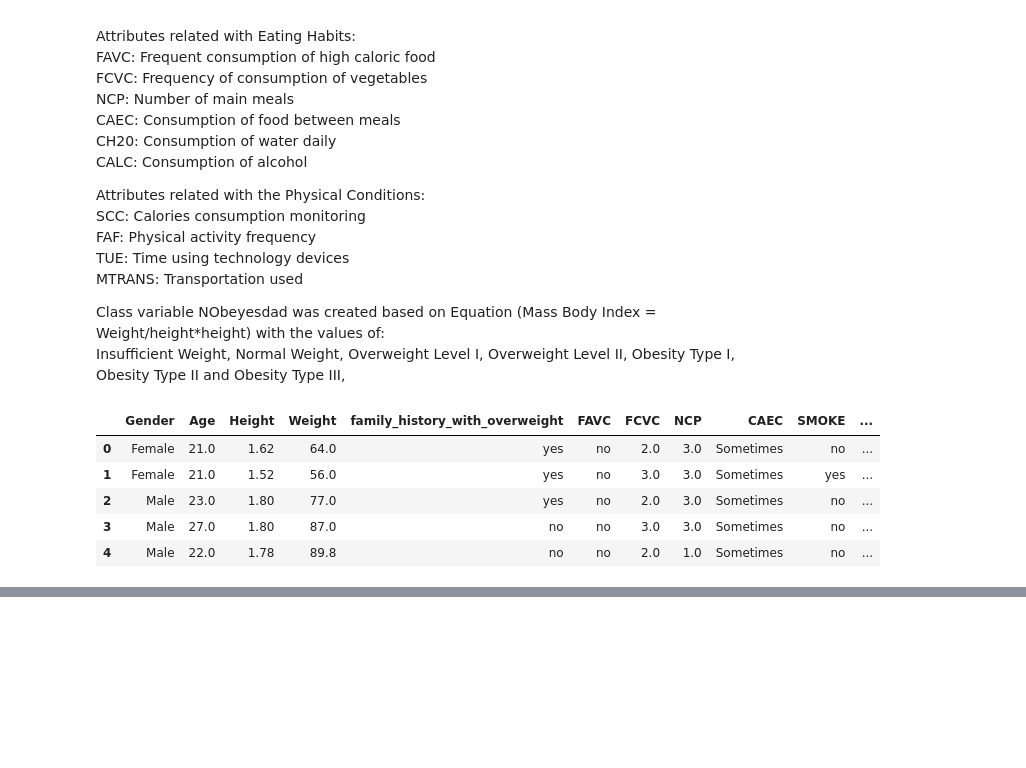
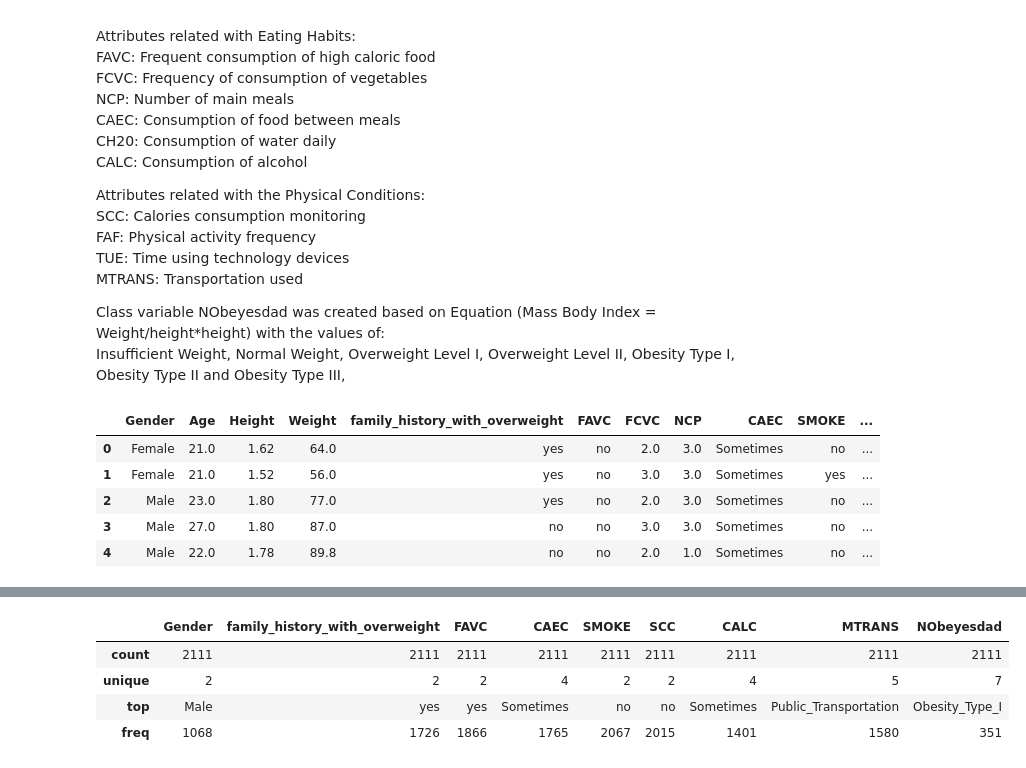
Before and after one commit to nellyzulkiflee/SC1015_Project_2023, a Jupyter notebook: data-extraction.ipynb, the cells around one changed output, grey strips where cells are left out. Cells and saved outputs as stored; diff of their text form; code cells hidden in the pictures; blank space fills up the shorter version.

```diff
--- a/data-extraction.ipynb
+++ b/data-extraction.ipynb
@@ -63,0 +109,11 @@ display(df)
+# %%
+#Convert the variable types from object to category
+df_cat = df_object.astype("category")
+
+df_cat.describe()
+# %% [output]
+|  | Gender | family_history_with_overweight | FAVC | CAEC | SMOKE | SCC | CALC | MTRANS | NObeyesdad |
+| count | 2111 | 2111 | 2111 | 2111 | 2111 | 2111 | 2111 | 2111 | 2111 |
+| unique | 2 | 2 | 2 | 4 | 2 | 2 | 4 | 5 | 7 |
+| top | Male | yes | yes | Sometimes | no | no | Sometimes | Public_Transportation | Obesity_Type_I |
+| freq | 1068 | 1726 | 1866 | 1765 | 2067 | 2015 | 1401 | 1580 | 351 |
```
Also changed, not shown: parts of 7 cells of this notebook.
